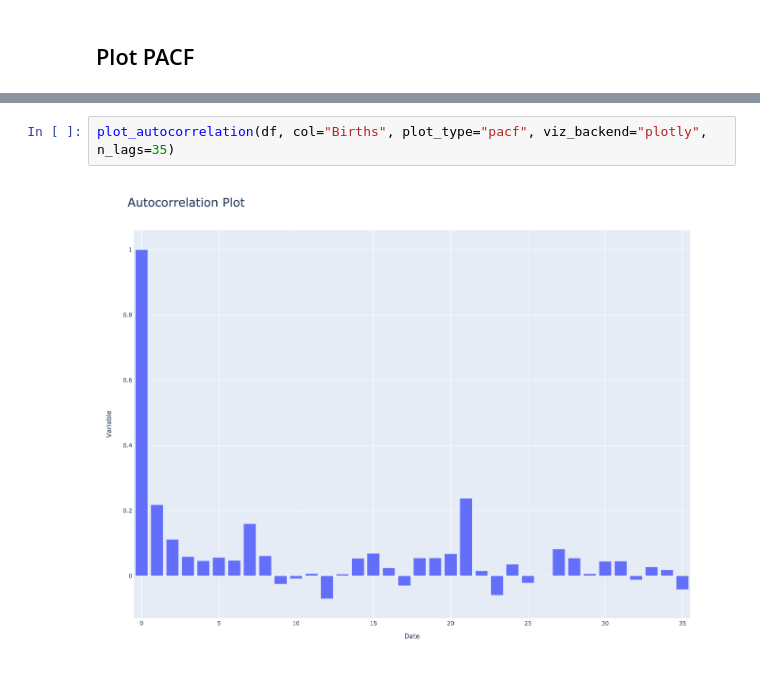
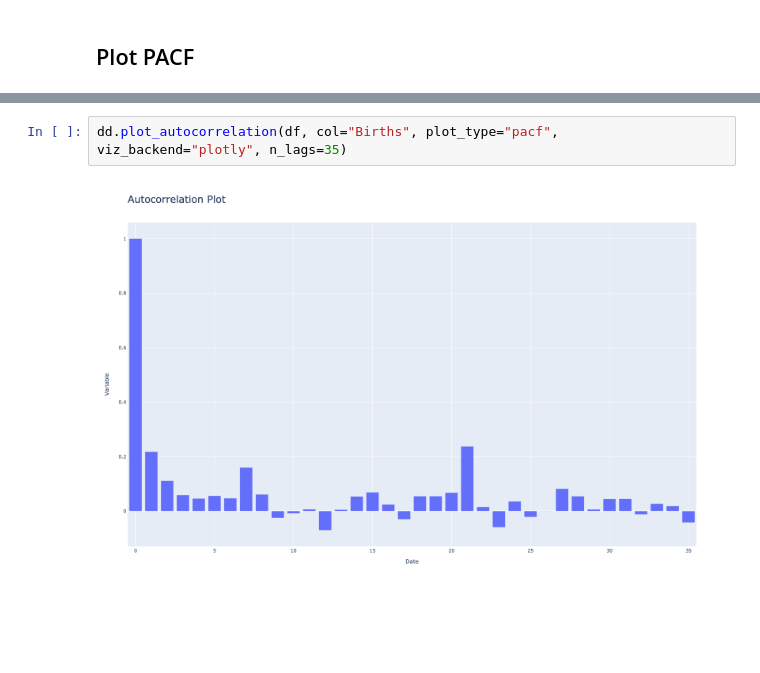
Before and after one commit to data-describe/data-describe, a Jupyter notebook: notebooks/Time_Series.ipynb, the cells around one changed output, grey strips where cells are left out. Drawn from its saved outputs; the diff is of its cells as text; blank space fills up the shorter version.

```diff
--- a/notebooks/Time_Series.ipynb
+++ b/notebooks/Time_Series.ipynb
@@ -72,6 +88,6 @@ plot_autocorrelation(df, col="Births", plot_type="pacf", n_lags=10);
 # %% [output]
 [figure]
 # %%
-plot_autocorrelation(df, col="Births", plot_type="pacf", viz_backend="plotly", n_lags=35)
+dd.plot_autocorrelation(df, col="Births", plot_type="pacf", viz_backend="plotly", n_lags=35)
 # %% [output]
-[figure, old version]
+[figure, new version]
```
Also changed, not shown: parts of 11 cells of this notebook.
